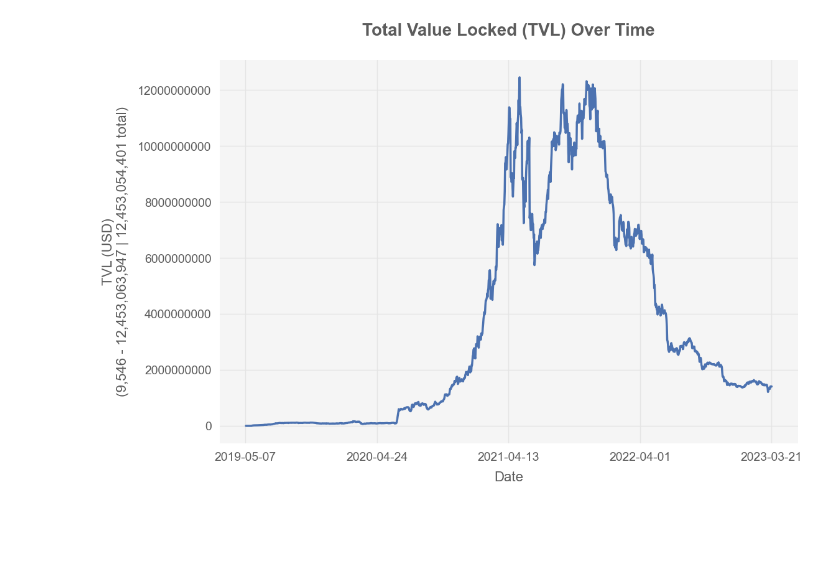
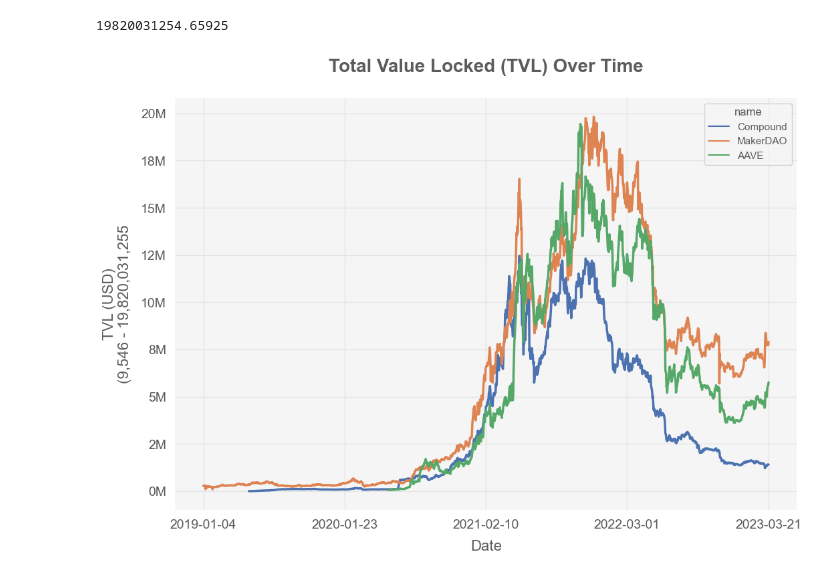
Before and after one commit to Luca-Blight/Defi-Central, a Jupyter notebook: notebooks/Data Analysis.ipynb, the cells around one changed output. Saved outputs shown, nothing was run; the diff lists cells and outputs as text; code cells hidden in the pictures; blank space fills up the shorter version.

```diff
--- a/notebooks/Data Analysis.ipynb
+++ b/notebooks/Data Analysis.ipynb
@@ -9,9 +9,22 @@ import nest_asyncio
 # %%
-def get_data():
-    response = requests.get('http://localhost:8000/tvl/1').json()
-    df = pd.DataFrame(response['tvl'])
+def get_data(protocol_ids):
+    list_data = []
+    for protocol_id in protocol_ids:
+        response = requests.get(f"http://localhost:8000/tvl/{protocol_id}").json()
+        protocol_data = response["data"]
+        for data in protocol_data:
+            protocol_name, protocol_date, protocol_tvl = data['name'], data['date'], data['tvl']
+            list_data.append({'name': protocol_name, 'date': protocol_date, 'tvl': protocol_tvl})
+    df = pd.DataFrame(list_data)
     return df
 # %%
+def billions_formatter(x, pos):
+    return f'{x * 1e-9:.0f}M'
+
+protocol_ids = [1, 2, 3]
+df = get_data(protocol_ids)
+df['date'] = pd.to_datetime(df['date'])
+
 sns.set_style("whitegrid")
 sns.set(rc={'figure.figsize':(12,8), 'axes.facecolor':'#f5f5f5', 'axes.edgecolor':'#5c5c5c',
             'axes.labelcolor': '#5c5c5c', 'axes.grid':True, 'grid.color': '#e5e5e5',
@@ -19,39 +32,37 @@ sns.set(rc={'figure.figsize':(12,8), 'axes.facecolor':'#f5f5f5', 'axes.edgecolor
             'font.sans-serif': ['Arial', 'Helvetica', 'DejaVu Sans', 'Bitstream Vera Sans', 'sans-serif'],
             'text.color': '#5c5c5c'})
 
-df = get_data()
-df['date'] = pd.to_datetime(df['date'])
-
-sns.lineplot(x='date', y='tvl', data=df, linewidth=2.5, color='#4c72b0')
+sns.lineplot(x='date', y='tvl', hue='name', data=df, linewidth=2.5)
 
 plt.title("Total Value Locked (TVL) Over Time", fontsize=20, fontweight='bold', y=1.05)
 plt.xlabel("Date", fontsize=16, labelpad=10)
 plt.ylabel("TVL (USD)", fontsize=16, labelpad=10)
 plt.xticks(fontsize=14)
 
 # Set x-axis tick labels
 start_date = df['date'].min().strftime('%Y-%m-%d')
 end_date = df['date'].max().strftime('%Y-%m-%d')
 num_ticks = 5
 tick_labels = pd.date_range(start_date, end_date, num_ticks).strftime('%Y-%m-%d')
 plt.xticks(ticks=pd.date_range(start_date, end_date, num_ticks), labels=tick_labels)
 
-# Remove scientific notation from y-axis labels
-formatter = ScalarFormatter(useMathText=False)
-formatter.set_scientific(False)
+# Remove scientific notation from y-axis labels and apply custom formatter
+formatter = FuncFormatter(billions_formatter)
 plt.gca().yaxis.set_major_formatter(formatter)
 
 # Set y-axis label to value range
 y_min = df['tvl'].min()
 y_max = df['tvl'].max()
+
 y_range = y_max - y_min
-plt.ylabel(f"TVL (USD)\n({y_min:,.0f} - {y_max:,.0f} | {y_range:,.0f} total)", fontsize=16, labelpad=10)
+plt.ylabel(f"TVL (USD)\n({y_min:,.0f} - {y_max:,.0f}", fontsize=16, labelpad=10)
 
 plt.yticks(fontsize=14)
 
 sns.despine(left=True, bottom=True)
 plt.savefig("tvl_over_time.png", dpi=300, bbox_inches='tight')
 
 plt.show()
 # %% [output]
+19820031254.65925
-[figure, old version]
+[figure, new version]
```
Also changed, not shown: parts of 2 cells of this notebook, 27 other files.
